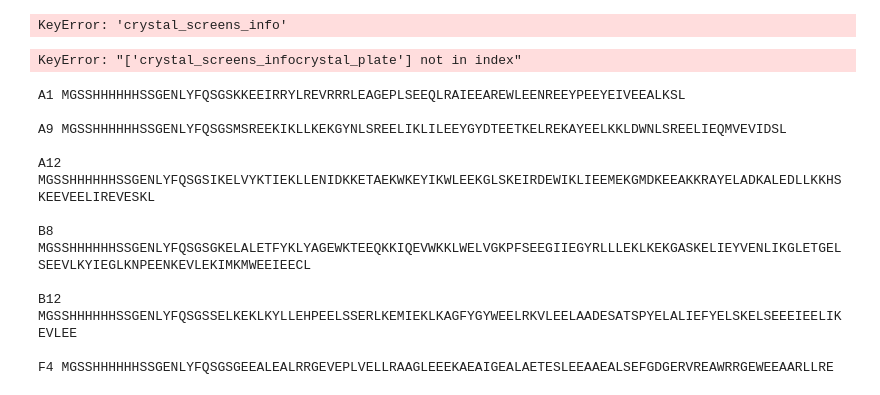
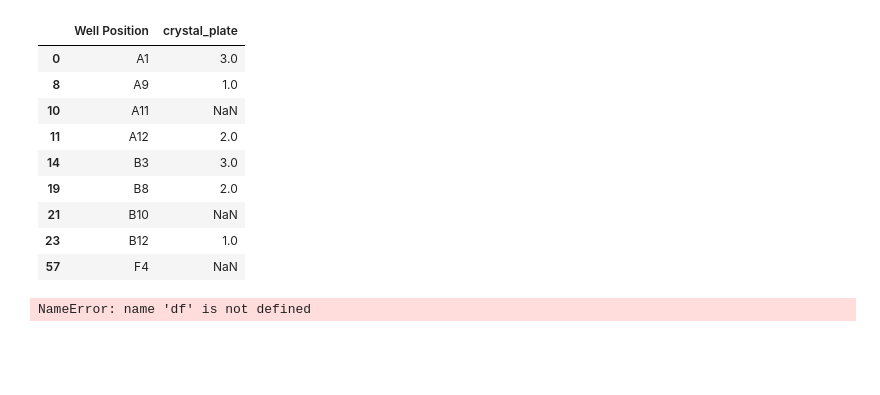
Before and after one commit to profdocpizza/deltaproteinsBristol, a Jupyter notebook: experimental_results.ipynb, the cells around one changed output. Saved outputs shown, nothing was run; the diff lists cells and outputs as text; code cells hidden in the pictures; blank space fills up the shorter version.

```diff
--- a/experimental_results.ipynb
+++ b/experimental_results.ipynb
@@ -225,14 +227,17 @@ crystal_screens_info = {
 }
 # unpack all of these columns to df
 df["crystal_screens_info"] = df["Well Position"].map(crystal_screens_info)
-
 crystal_keys = ["plate", "position", "date", "A280"]
 for key in crystal_keys:
     df[f"crystal_{key}"] = df["crystal_screens_info"].map(lambda x: x.get(key) if isinstance(x, dict) else None)
 
 # Drop original nested column
 df.drop(columns=["crystal_screens_info"], inplace=True)
-
+# calculate crystal_mg_per_ml
+# df['molar_conc_after_SEC'] = df['A280_after_SEC'] / df['sequence_molar_extinction_280_w_prefix']
+# df['mg_per_ml_after_SEC'] = df['molar_conc_after_SEC'] * df['mass_w_prefix']
+df["crystal_molar_conc"] = df["crystal_A280"] / df["sequence_molar_extinction_280_w_prefix"]
+df["crystal_mg_per_ml"] = df["crystal_molar_conc"] * df["mass_w_prefix"]
 
 
 # df["mg_per_ml_crystal_screens"] = df["crystal_screens_info"].map(lambda x: x["mg_per_ml"] if x else np.nan)
@@ -242,6 +247,9 @@ df.drop(columns=["crystal_screens_info"], inplace=True)
 
 
 experimental_cols = [
+    "model_sequence_w_prefix",
+    "mass_w_prefix",
+    "sequence_molar_extinction_280_w_prefix",
     "received_from_idt",
     "transformation_attempted",
     "transformation_successful",
@@ -260,38 +268,32 @@ experimental_cols = [
     "cd_sample_molar_conc",
     "cd_path_length_mm",
     "saxs_submitted",
-    "crystal_screens_info"
-    "crystal_plate", "crystal_position", "crystal_date", "crystal_A280"
-            # "scaled_purified" is mentioned but not actually created
+    "crystal_plate", "crystal_position", "crystal_date", "crystal_A280","crystal_molar_conc","crystal_mg_per_ml"
+    # "scaled_purified" is mentioned but not actually created
 ]
-# %% [output]
-KeyError: 'crystal_screens_info'
 # %%
 df[useful_cols+experimental_cols].to_csv("/home/tadas/code/deltaproteinsBristol/experimental_results/deltaprot_designs_data_with_results.csv", index=False)
+df[sharing_cols+experimental_cols].to_csv("/home/tadas/code/deltaproteinsBristol/experimental_results/deltaprot_designs_data_with_results_minimised.csv", index=False)
 df.to_pickle("/home/tadas/code/deltaproteinsBristol/deltaprot_designs_all_data_with_results.pkl")
-# %% [output]
-KeyError: "['crystal_screens_infocrystal_plate'] not in index"
-# %%
-df[["Well Position","Name","model_sequence_w_prefix"]]
-
-# for row in df print well position and model sequence
-for index, row in df[df["saxs_submitted"]].iterrows():
-    print(row["Well Position"], row["model_sequence_w_prefix"])
-    print()
-# %% [output]
-A1 MGSSHHHHHHSSGENLYFQSGSKKEEIRRYLREVRRRLEAGEPLSEEQLRAIEEAREWLEENREEYPEEYEIVEEALKSL
-
-A9 MGSSHHHHHHSSGENLYFQSGSMSREEKIKLLKEKGYNLSREELIKLILEEYGYDTEETKELREKAYEELKKLDWNLSREELIEQMVEVIDSL
-
-A12 MGSSHHHHHHSSGENLYFQSGSIKELVYKTIEKLLENIDKKETAEKWKEYIKWLEEKGLSKEIRDEWIKLIEEMEKGMDKEEAKKRAYELADKALEDLLKKHSKEEVEELIREVESKL
-
-B8 MGSSHHHHHHSSGENLYFQSGSGKELALETFYKLYAGEWKTEEQKKIQEVWKKLWELVGKPFSEEGIIEGYRLLLEKLKEKGASKELIEYVENLIKGLETGELSEEVLKYIEGLKNPEENKEVLEKIMKMWEEIEECL
-
-B12 MGSSHHHHHHSSGENLYFQSGSSELKEKLKYLLEHPEELSSERLKEMIEKLKAGFYGYWEELRKVLEELAADESATSPYELALIEFYELSKELSEEEIEELIKEVLEE
-
-F4 MGSSHHHHHHSSGENLYFQSGSGEEALEALRRGEVEPLVELLRAAGLEEEKAEAIGEALAETESLEEAAEALSEFGDGERVREAWRRGEWEEAARLLRE
+# %%
+df[df["large_scale_expressed"]][["Well Position","crystal_plate"]]
+# %% [output]
+|  | Well Position | crystal_plate |
+| 0 | A1 | 3.0 |
+| 8 | A9 | 1.0 |
+| 10 | A11 | NaN |
+| 11 | A12 | 2.0 |
+| 14 | B3 | 3.0 |
+| 19 | B8 | 2.0 |
+| 21 | B10 | NaN |
+| 23 | B12 | 1.0 |
+| 57 | F4 | NaN |
 # %%
 df[df['large_scale_expressed']][["Well Position","Name","mass_w_prefix","expression_levels","mg_per_ml_after_SEC","mg_after_SEC","molar_conc_after_SEC","cd_sample_molar_conc"]]
+# %%
+df
+# %% [output]
+NameError: name 'df' is not defined
 # %%
 # set limit to column width
 pd.set_option('display.max_colwidth', 1)
```
Also changed, not shown: parts of 7 cells of this notebook, 3 other files.
